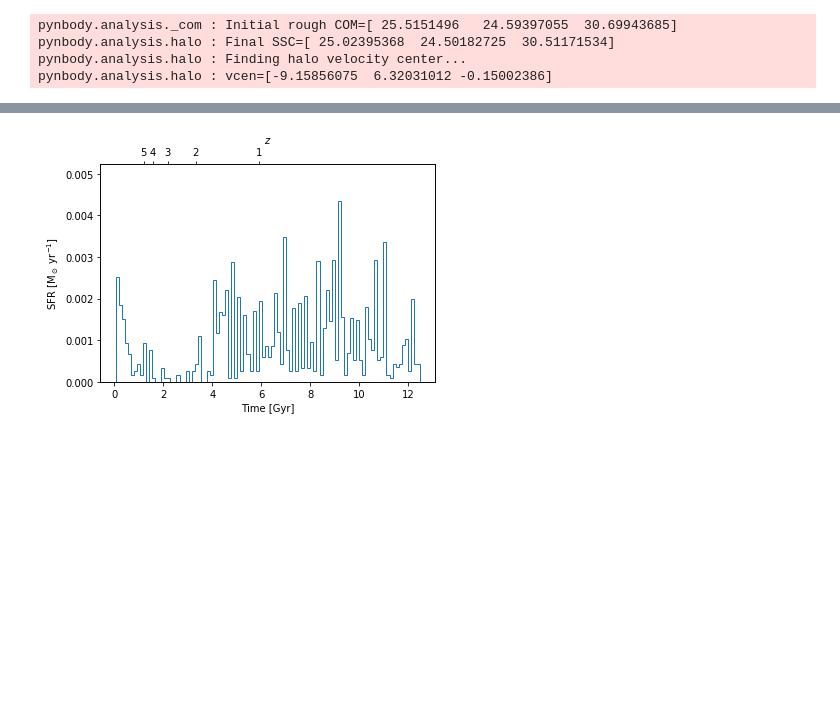
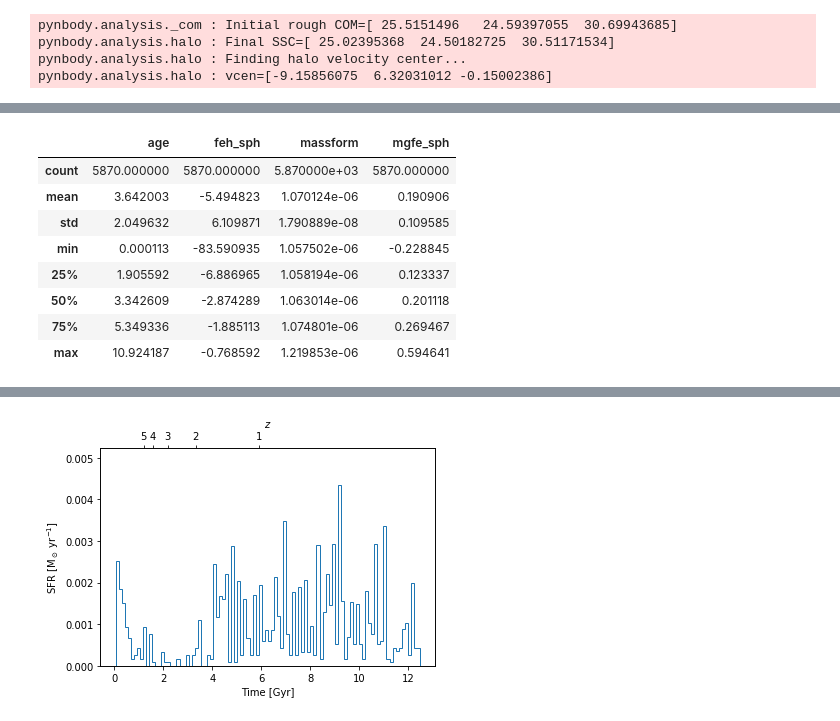
Before and after one commit to elehcim/simulation, a Jupyter notebook: notebooks/MgFe/MgFe.ipynb, the cells around one changed output, grey strips where cells are left out. Cells and saved outputs as stored; diff of their text form; code cells hidden in the pictures; blank space fills up the shorter version.

```diff
--- a/notebooks/MgFe.ipynb
+++ b/notebooks/MgFe/MgFe.ipynb
@@ -122,0 +160,12 @@ memory usage: 137.6 KB
+# %%
+df_clean.describe()
+# %% [output]
+|  | age | feh_sph | massform | mgfe_sph |
+| count | 5870.000000 | 5870.000000 | 5.870000e+03 | 5870.000000 |
+| mean | 3.642003 | -5.494823 | 1.070124e-06 | 0.190906 |
+| std | 2.049632 | 6.109871 | 1.790889e-08 | 0.109585 |
+| min | 0.000113 | -83.590935 | 1.057502e-06 | -0.228845 |
+| 25% | 1.905592 | -6.886965 | 1.058194e-06 | 0.123337 |
+| 50% | 3.342609 | -2.874289 | 1.063014e-06 | 0.201118 |
+| 75% | 5.349336 | -1.885113 | 1.074801e-06 | 0.269467 |
+| max | 10.924187 | -0.768592 | 1.219853e-06 | 0.594641 |
```
Also changed, not shown: parts of 16 cells of this notebook, 11 other files.
